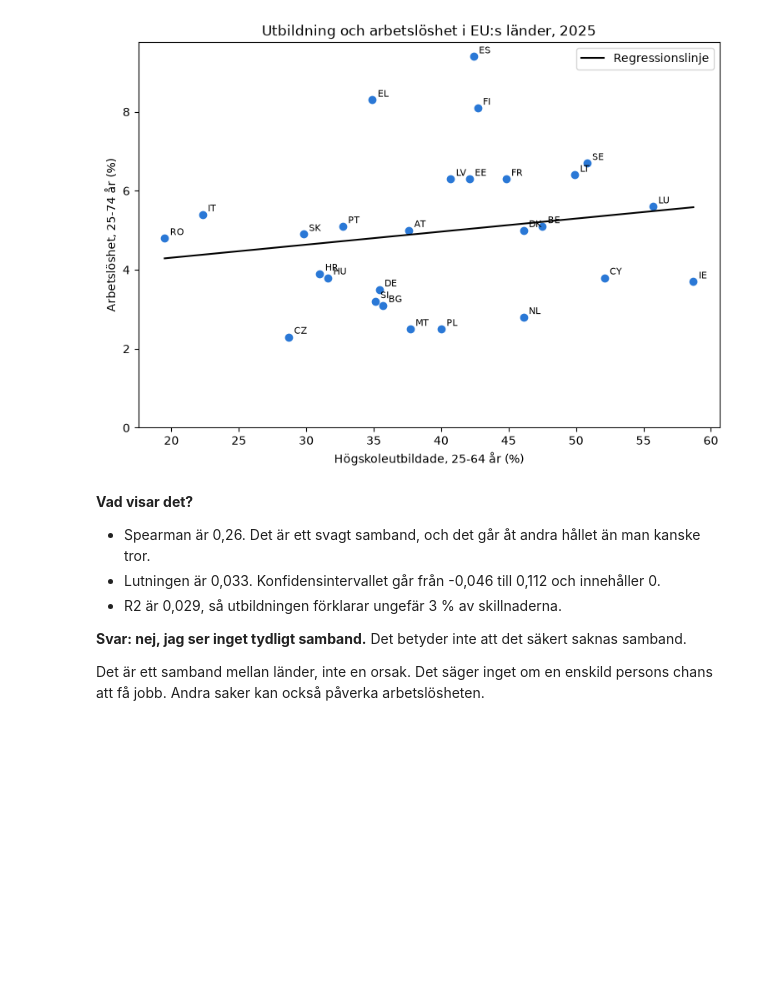
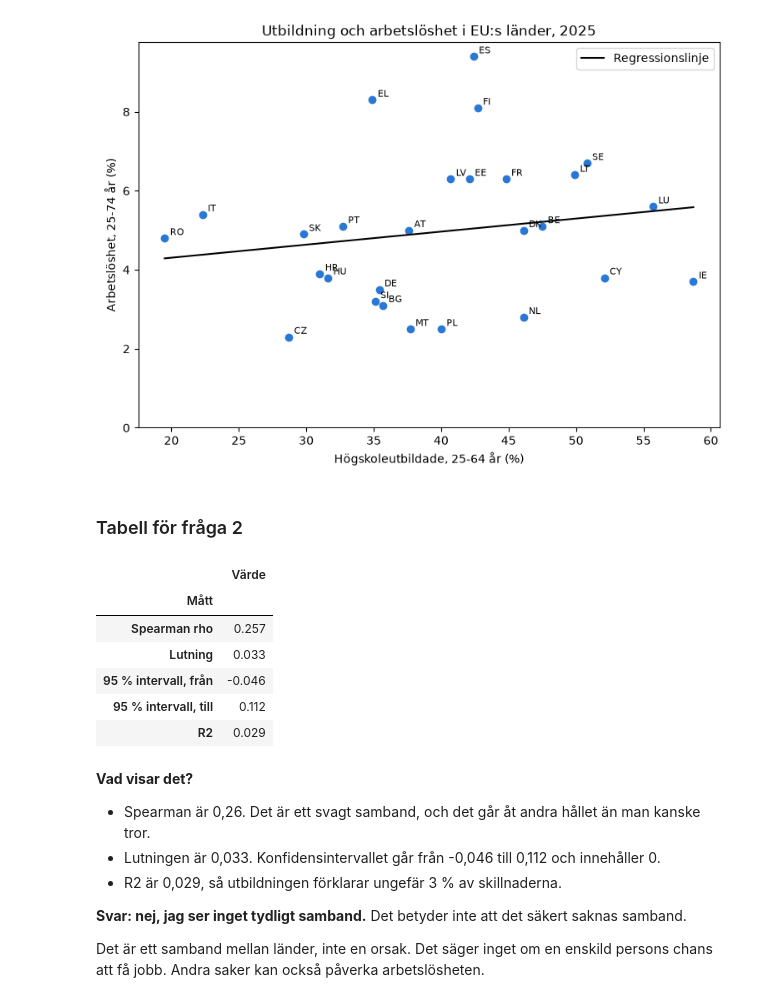
Before and after one commit to AbuMuhammad317/europa_abdulrahman, a Jupyter notebook: analys.ipynb, the cells around one changed output. Cells and saved outputs as stored; diff of their text form; code cells hidden in the pictures; blank space fills up the shorter version.

```diff
--- a/analys.ipynb
+++ b/analys.ipynb
@@ -155,6 +193,21 @@ plt.legend()
 plt.show()
 # %% [output]
 [figure]
+# %% [markdown]
+### Tabell för fråga 2
+# %%
+pd.DataFrame({
+    "Mått": ["Spearman rho", "Lutning", "95 % intervall, från", "95 % intervall, till", "R2"],
+    "Värde": [rho, lutning, ki_lag, ki_hog, modell.rsquared],
+}).set_index("Mått").round(3)
+# %% [output]
+|  | Värde |
+| Mått |  |
+| Spearman rho | 0.257 |
+| Lutning | 0.033 |
+| 95 % intervall, från | -0.046 |
+| 95 % intervall, till | 0.112 |
+| R2 | 0.029 |
 # %% [markdown]
 **Vad visar det?**
 
```
Also changed, not shown: parts of 3 cells of this notebook, 1 other file.
